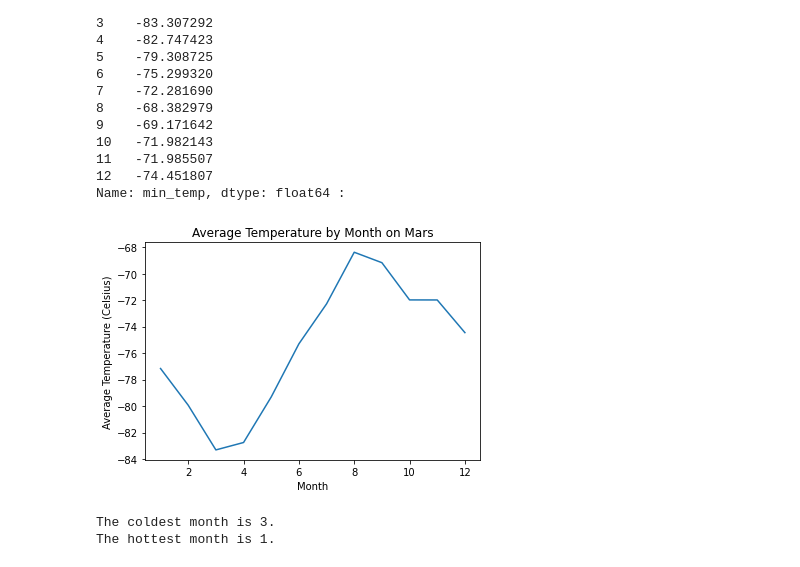
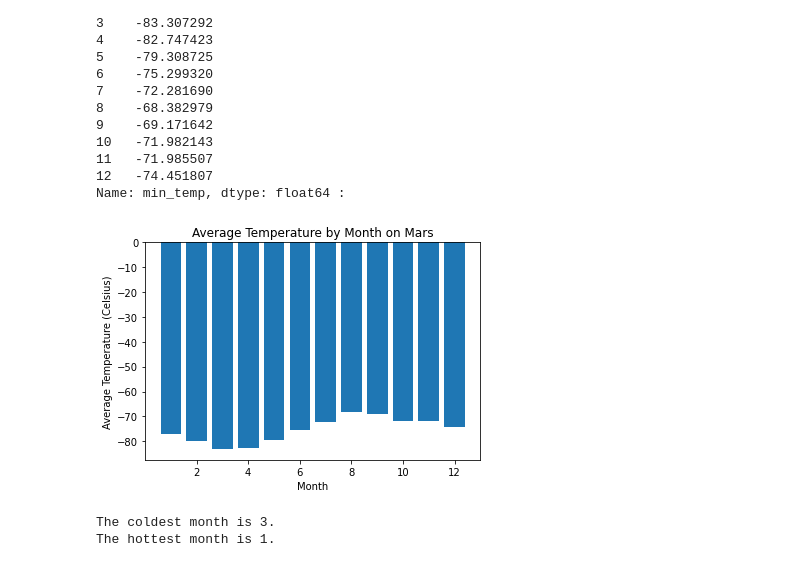
Before and after one commit to lynnh21/data_collection_challenge, a Jupyter notebook: part_2_mars_weather.ipynb, the cells around one changed output. Cells and saved outputs as stored; diff of their text form; code cells hidden in the pictures.

```diff
--- a/part_2_mars_weather.ipynb
+++ b/part_2_mars_weather.ipynb
@@ -168,13 +170,13 @@ Name: min_temp, dtype: float64 :
 # %%
 # Plot the average temperature by month
 avg_temp_by_month = mars_df.groupby('month')['min_temp'].mean()
-plt.plot(avg_temp_by_month.index, avg_temp_by_month.values)
+plt.bar(avg_temp_by_month.index, avg_temp_by_month.values)
 plt.title('Average Temperature by Month on Mars')
 plt.xlabel('Month')
 plt.ylabel('Average Temperature (Celsius)')
 plt.show()
 # %% [output]
-[figure, old version]
+[figure, new version]
 # %%
 # Identify the coldest and hottest months in Curiosity's location
 # Find the coldest month
```
Also changed, not shown: parts of 6 cells of this notebook, 1 other file.
